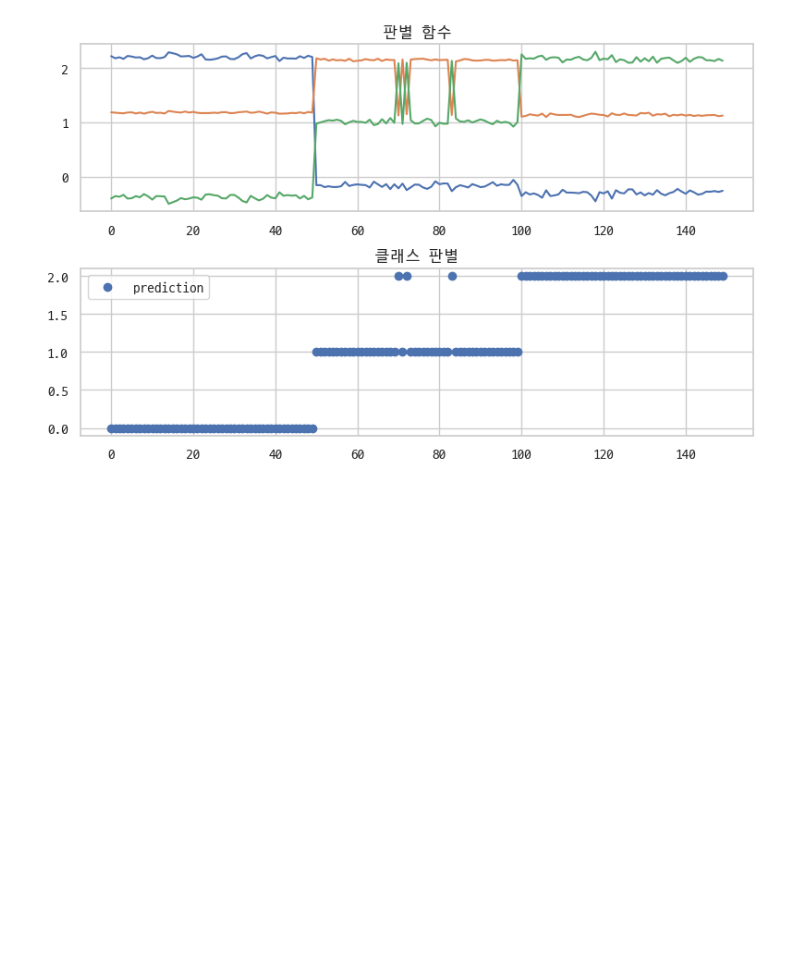
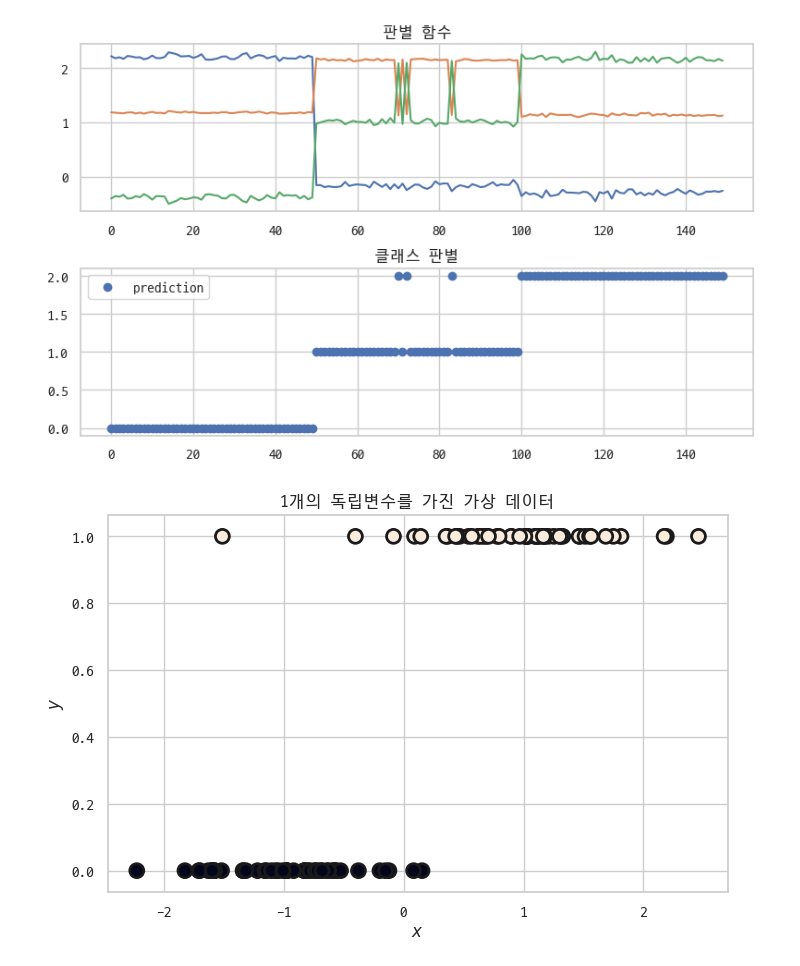
Before and after one commit to p829911/math, a Jupyter notebook: classification.ipynb, the cells around one changed output. Drawn from its saved outputs; the diff is of its cells as text; code cells hidden in the pictures; blank space fills up the shorter version.

```diff
--- a/classification.ipynb
+++ b/classification.ipynb
@@ -227,3 +227,18 @@ plt.tight_layout()
 plt.show()
 # %% [output]
 [figure]
+# %%
+from sklearn.datasets import make_classification
+
+plt.title("1개의 독립변수를 가진 가상 데이터")
+
+x, y = make_classification(n_features=1, n_informative=1,
+                          n_redundant=0, n_clusters_per_class=1, random_state=4)
+
+plt.scatter(x, y, marker='o', c=y, s=100, edgecolor='k', linewidth=2)
+
+plt.xlabel("$x$")
+plt.ylabel("$y$")
+plt.show()
+# %% [output]
+[figure, added]
```
Also changed, not shown: parts of 2 cells of this notebook, 2 other files.
